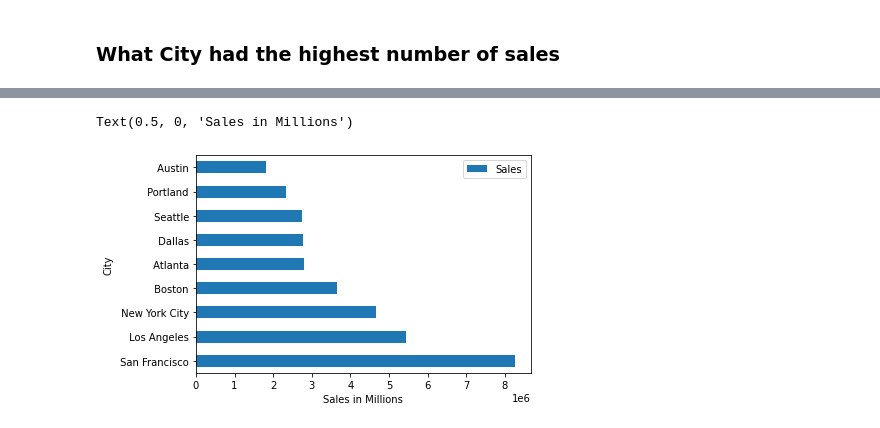
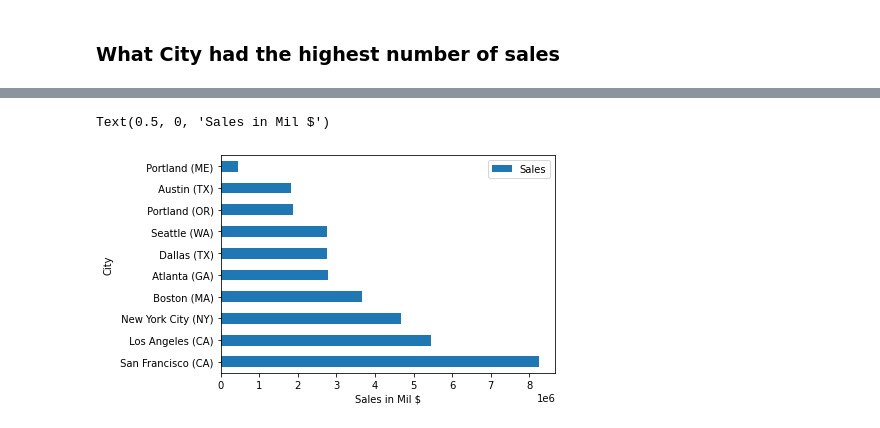
Before and after one commit to jimcrews/my-py-notebooks, a Jupyter notebook: Sales_Analysis.ipynb, the cells around one changed output, grey strips where cells are left out. Drawn from its saved outputs; the diff is of its cells as text; code cells hidden in the pictures.

```diff
--- a/Sales_Analysis.ipynb
+++ b/Sales_Analysis.ipynb
@@ -35,8 +35,21 @@ def Get_Data():
     df['Month'] = df["Order Date"].str[0:2]
     df['Month'] = df['Month'].astype('int32')
     df['Sales'] = df['Quantity Ordered'] * df['Price Each']
-    # RegEx to return string between 2 specific characters (,)
-    df['City'] = df['Purchase Address'].str.extract(r",(.*),", expand=True)
+
+    # use RegEx to return string between 2 specific characters (,)
+    # df['City'] = df['Purchase Address'].str.extract(r",(.*),", expand=True)
+
+    # Or, use apply ->
+    # df['City'] = df['Purchase Address'].apply(lambda x: x.split(',')[1])
+
+    # actually, we need city and state. apply can use a function instead..
+    def get_city(address):
+        city = address.split(',')[1]
+        state = address.split(',')[2].split(' ')[1]
+        return f"{city} ({state})"
+    #
+    df['City'] = df['Purchase Address'].apply(lambda x: get_city(x))
+
 
     return df
 # %%
@@ -102,11 +128,11 @@ df.groupby('City')['Sales'].sum().plot(kind='barh')
 # %%
 # reset the index: the old index is added as a column, and a new sequential index is used
 df_flat = df.groupby('City')['Sales'].sum().reset_index()
 
 # sort it by Global_Sales, and make a horizontal bar plot.
 ax = df_flat.sort_values(['Sales'], ascending=False).plot(kind='barh', y='Sales', x='City')
 ax.set_ylabel("City")
-ax.set_xlabel("Sales in Millions")
+ax.set_xlabel("Sales in Mil $")
 # %% [output]
-Text(0.5, 0, 'Sales in Millions')
+Text(0.5, 0, 'Sales in Mil $')
-[figure, old version]
+[figure, new version]
```
Also changed, not shown: parts of 5 cells of this notebook.
